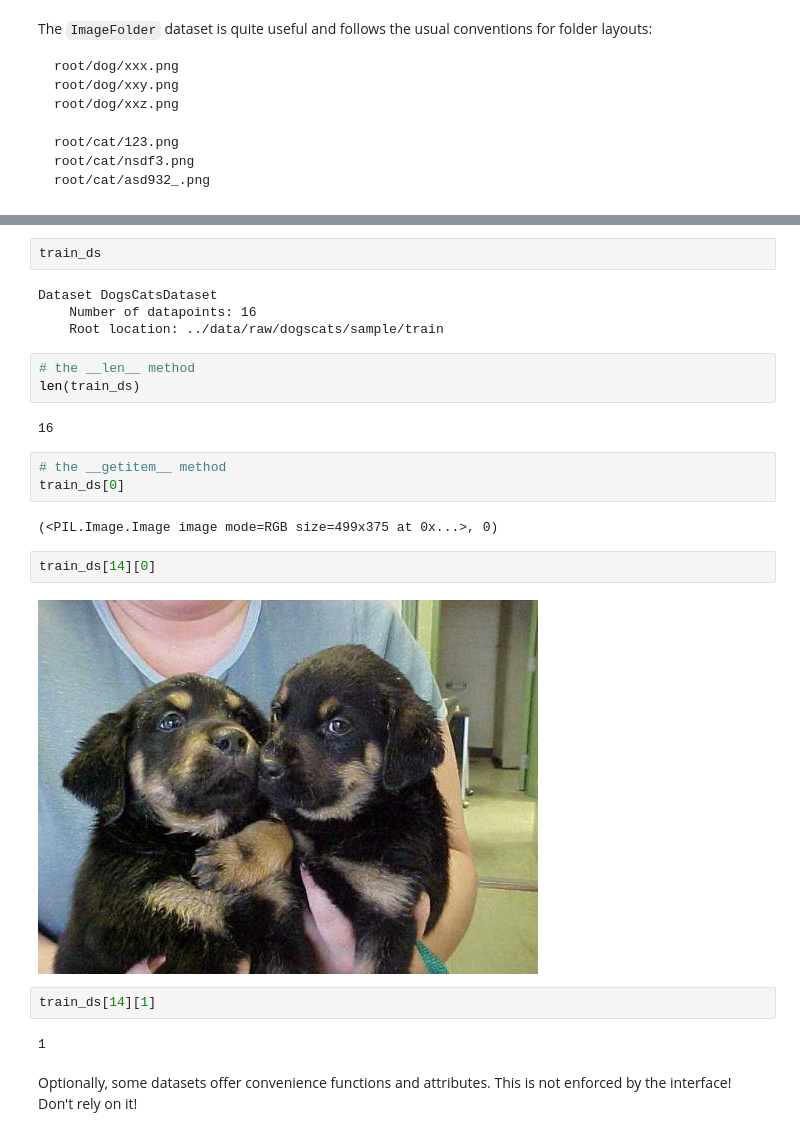
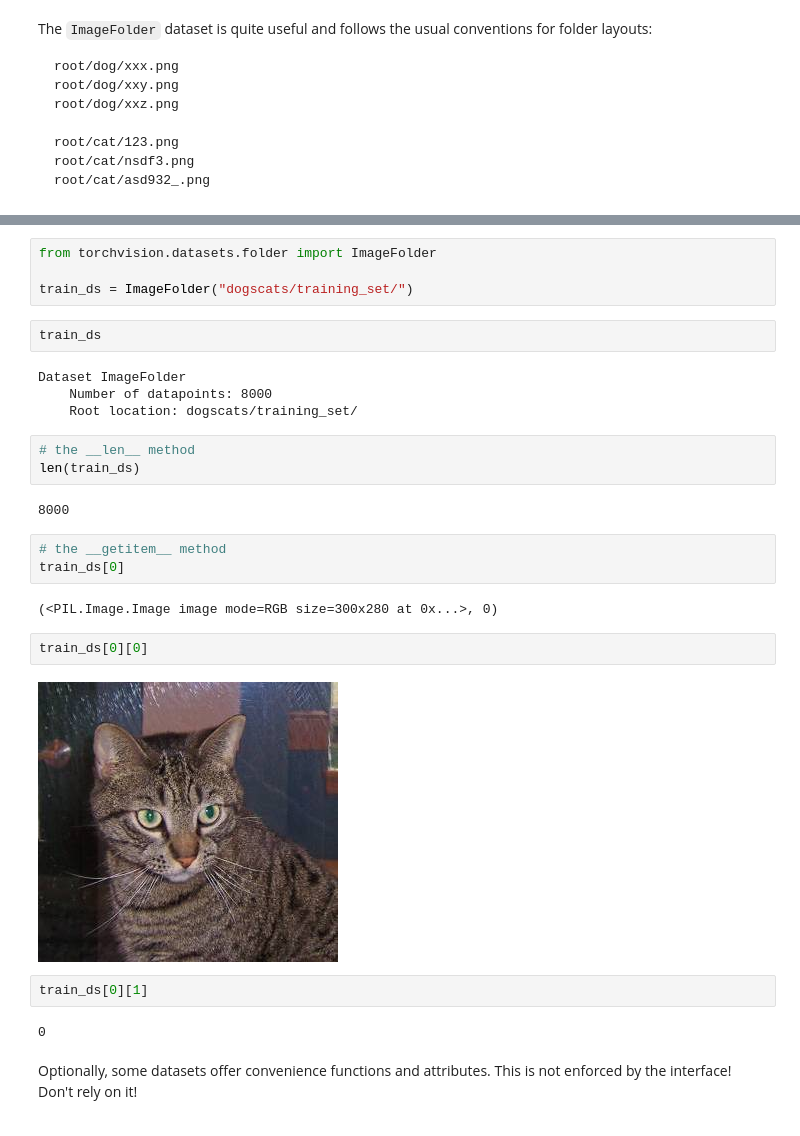
Before and after one commit to sotte/pytorch_tutorial, a Jupyter notebook: notebooks/working_with_data.ipynb, the cells around one changed output, grey strips where cells are left out. Drawn from its saved outputs; the diff is of its cells as text.

```diff
--- a/notebooks/working_with_data.ipynb
+++ b/notebooks/working_with_data.ipynb
@@ -201,27 +93,31 @@ Loading data from ../data/raw/dogscats/sample/train.
+# %%
+from torchvision.datasets.folder import ImageFolder
+
+train_ds = ImageFolder("dogscats/training_set/")
 # %%
 train_ds
 # %% [output]
-Dataset DogsCatsDataset
-    Number of datapoints: 16
-    Root location: ../data/raw/dogscats/sample/train
+Dataset ImageFolder
+    Number of datapoints: 8000
+    Root location: dogscats/training_set/
 # %%
 # the __len__ method
 len(train_ds)
 # %% [output]
-16
+8000
 # %%
 # the __getitem__ method
 train_ds[0]
 # %% [output]
-(<PIL.Image.Image image mode=RGB size=499x375 at 0x...>, 0)
+(<PIL.Image.Image image mode=RGB size=300x280 at 0x...>, 0)
 # %%
-train_ds[14][0]
+train_ds[0][0]
 # %% [output]
-[figure, old version]
+[figure, new version]
 # %%
-train_ds[14][1]
+train_ds[0][1]
 # %% [output]
-1
+0
 # %% [markdown]
 Optionally, some datasets offer convenience functions and attributes.
 This is not enforced by the interface! Don't rely on it!
```
Also changed, not shown: parts of 12 cells of this notebook, 17 other files.
